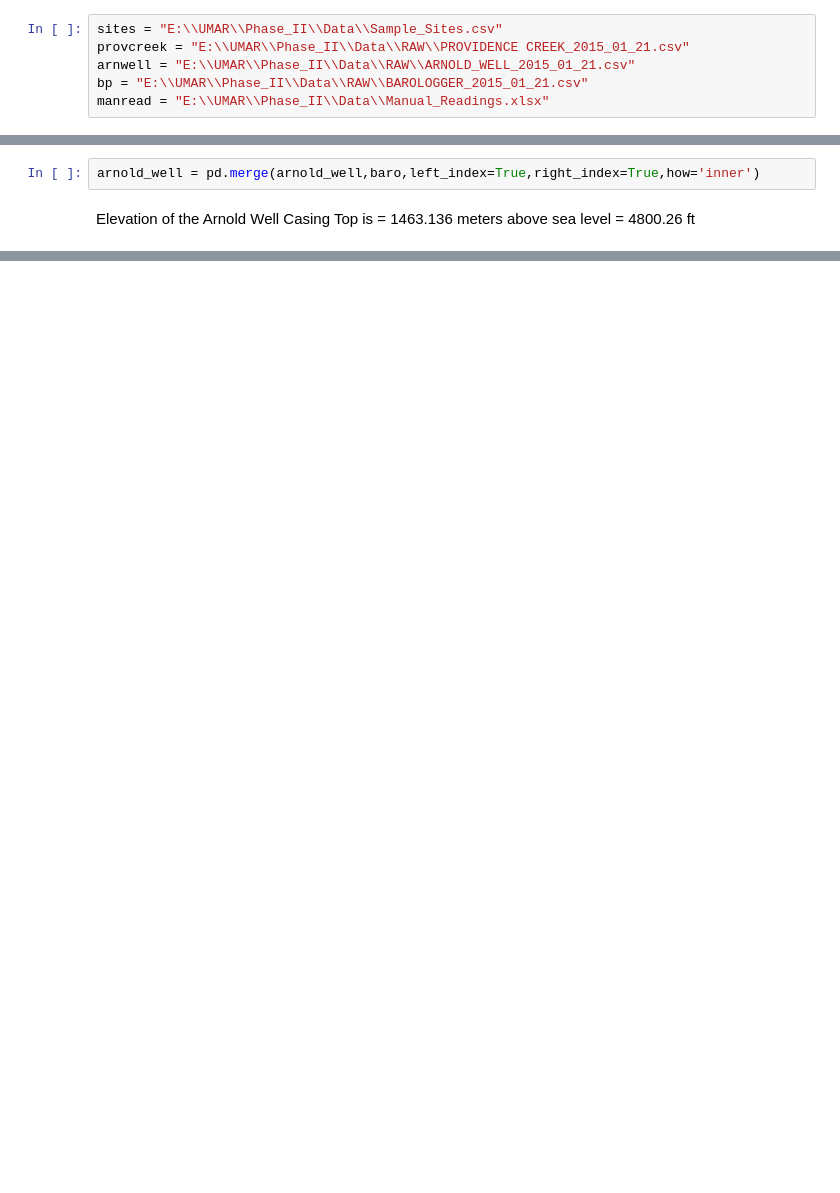
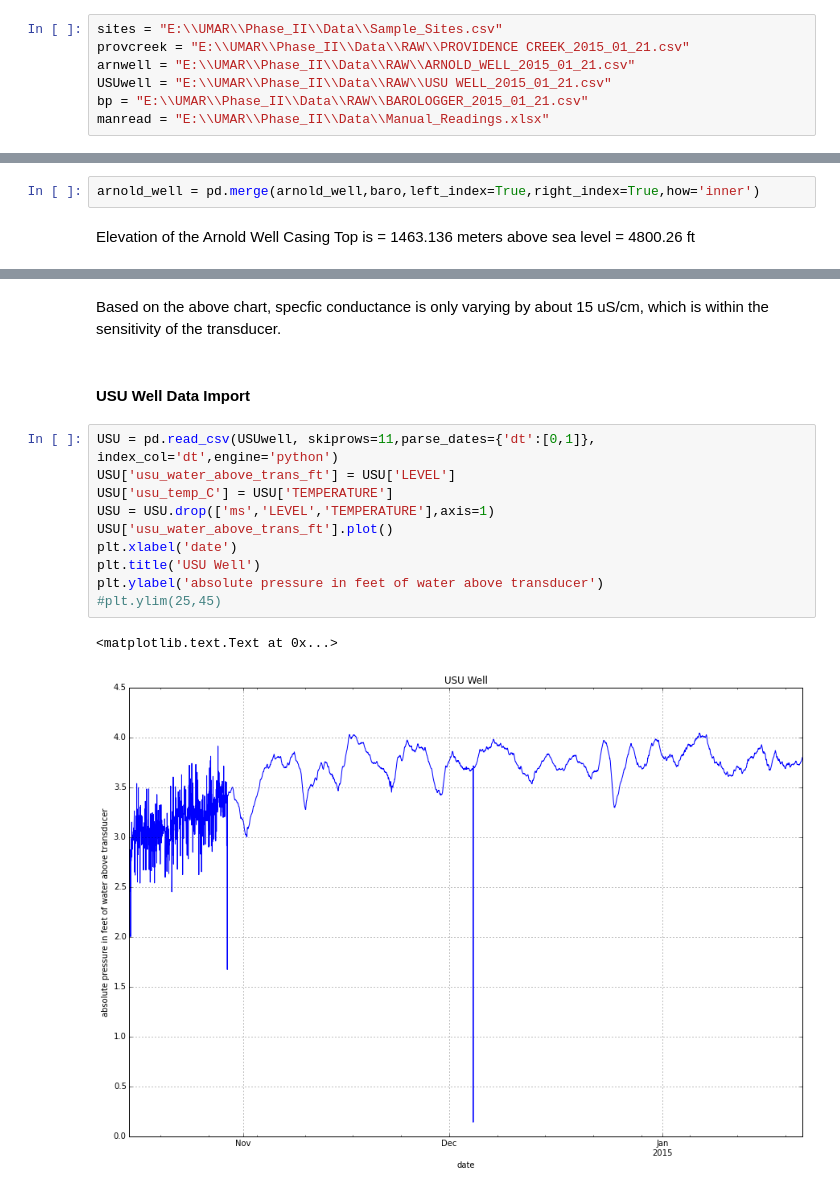
Before and after one commit to inkenbrandt/IPython, a Jupyter notebook: UMAR.ipynb, the cells around one changed output, grey strips where cells are left out. Drawn from its saved outputs; the diff is of its cells as text; blank space fills up the shorter version.

```diff
--- a/UMAR.ipynb
+++ b/UMAR.ipynb
@@ -87,6 +96,7 @@ Below is a csv file location and a plot of the locations of the relevant sites.
 sites = "E:\\UMAR\\Phase_II\\Data\\Sample_Sites.csv"
 provcreek = "E:\\UMAR\\Phase_II\\Data\\RAW\\PROVIDENCE CREEK_2015_01_21.csv"
 arnwell = "E:\\UMAR\\Phase_II\\Data\\RAW\\ARNOLD_WELL_2015_01_21.csv"
+USUwell = "E:\\UMAR\\Phase_II\\Data\\RAW\\USU WELL_2015_01_21.csv"
 bp = "E:\\UMAR\\Phase_II\\Data\\RAW\\BAROLOGGER_2015_01_21.csv"
 manread = "E:\\UMAR\\Phase_II\\Data\\Manual_Readings.xlsx"
 # %%
@@ -332,3 +339,20 @@ ax1.legend(h1+h2, l1+l2, loc=2)
 <matplotlib.legend.Legend at 0x...>
 <matplotlib.figure.Figure at 0x...>
 [figure]
+# %% [markdown]
+Based on the above chart, specfic conductance is only varying by about 15 uS/cm, which is within the sensitivity of the transducer.
+# %% [markdown]
+#### USU Well Data Import
+# %%
+USU = pd.read_csv(USUwell, skiprows=11,parse_dates={'dt':[0,1]}, index_col='dt',engine='python')
+USU['usu_water_above_trans_ft'] = USU['LEVEL']
+USU['usu_temp_C'] = USU['TEMPERATURE']
+USU = USU.drop(['ms','LEVEL','TEMPERATURE'],axis=1)
+USU['usu_water_above_trans_ft'].plot()
+plt.xlabel('date')
+plt.title('USU Well')
+plt.ylabel('absolute pressure in feet of water above transducer')
+#plt.ylim(25,45)
+# %% [output]
+<matplotlib.text.Text at 0x...>
+[figure, added]
```
Also changed, not shown: parts of 18 cells of this notebook, 1 other file.
